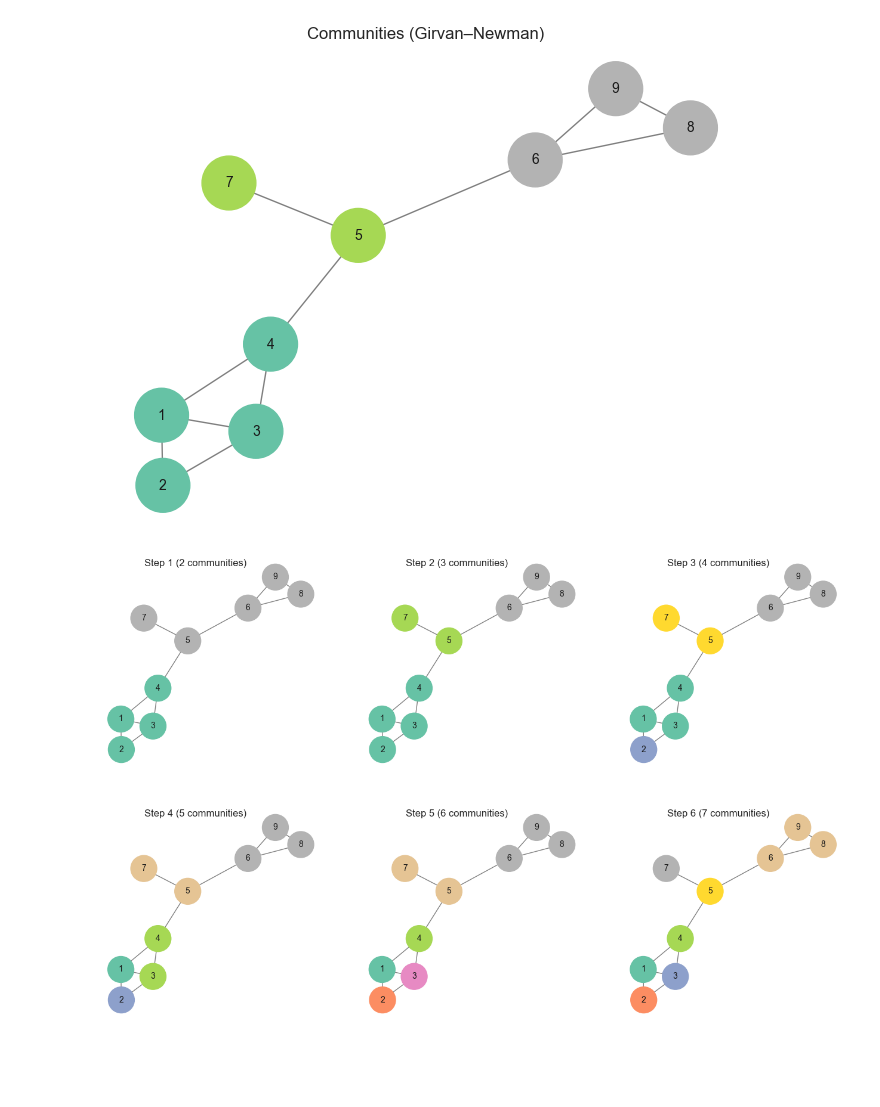
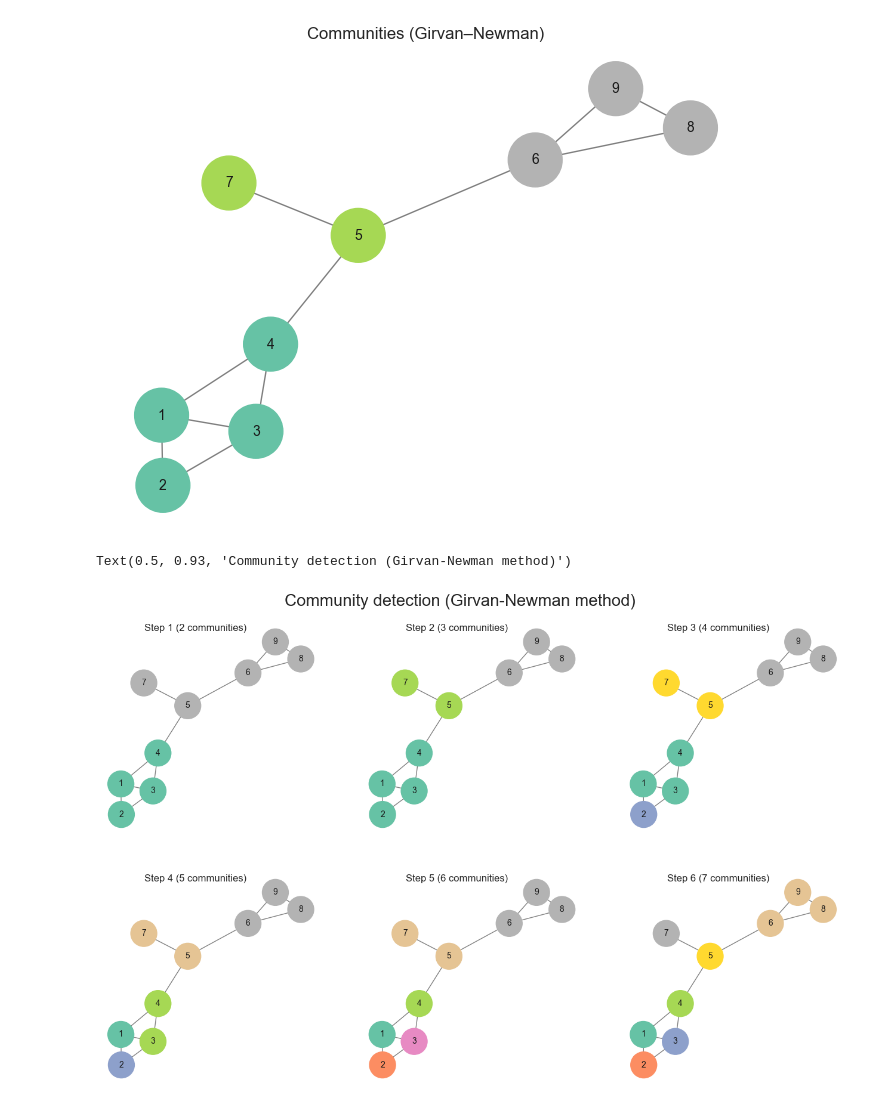
Before and after one commit to jieshu-wang-SBU/EST389_371_2026_spring, a Jupyter notebook: lectures/12-network_data_analysis/12-02_communuity_detection.ipynb, the cells around one changed output. Drawn from its saved outputs; the diff is of its cells as text; code cells hidden in the pictures; blank space fills up the shorter version.

Commit message:
community detection

```diff
--- a/lectures/12-network_data_analysis/12-02_communuity_detection.ipynb
+++ b/lectures/12-network_data_analysis/12-02_communuity_detection.ipynb
@@ -40,0 +41,4 @@ print("Global cluster coefficient:", nx.transitivity(graph))
+# %%
+# inspect connected components
+for i in nx.connected_components(graph):
+    print("\n",i)
@@ -250,31 +258,35 @@ Text(0.5, 1.0, 'Communities (Girvan–Newman)')
 sns.set_theme(style="white")
 fig, axes = plt.subplots(2, 3, figsize=(16, 10))
 
 i_ = 1
 for chosen_communities, ax in zip(communities_2[:6], axes.flat):
     node_to_comm = {}
     for i, comm in enumerate(chosen_communities):
         for node in comm:
             node_to_comm[node] = i
 
     colors = []
     for node in graph_2.nodes():
         colors.append(node_to_comm[node])
 
     pos = nx.spring_layout(graph_2, seed=1)
 
     nx.draw(
         graph_2,
         pos,
         node_color=colors,
         cmap=plt.cm.Set2,   # nice categorical colors
         with_labels=True,
         node_size=1000,
         font_size=10,
         edge_color="gray", ax=ax
     )
 
     ax.annotate(f"Step {i_} ({len(chosen_communities)} communities)", xy=(-0.3, 1))
     i_ += 1
+
+plt.suptitle("Community detection (Girvan-Newman method)", fontsize=20,
+             x=0.5, y=0.93, ha='center')
 # %% [output]
+Text(0.5, 0.93, 'Community detection (Girvan-Newman method)')
-[figure, old version]
+[figure, new version]
```
Also changed, not shown: parts of 3 cells of this notebook, 3 other files.
